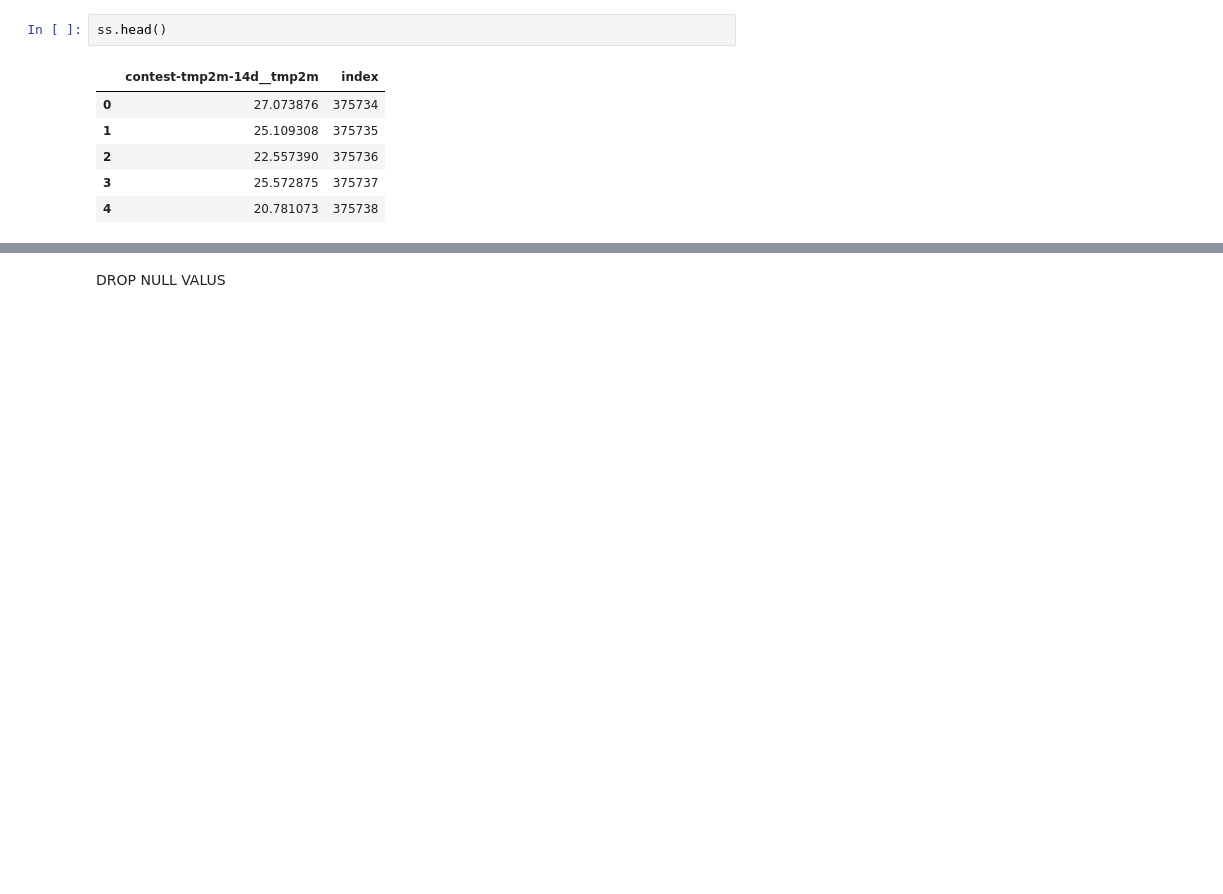
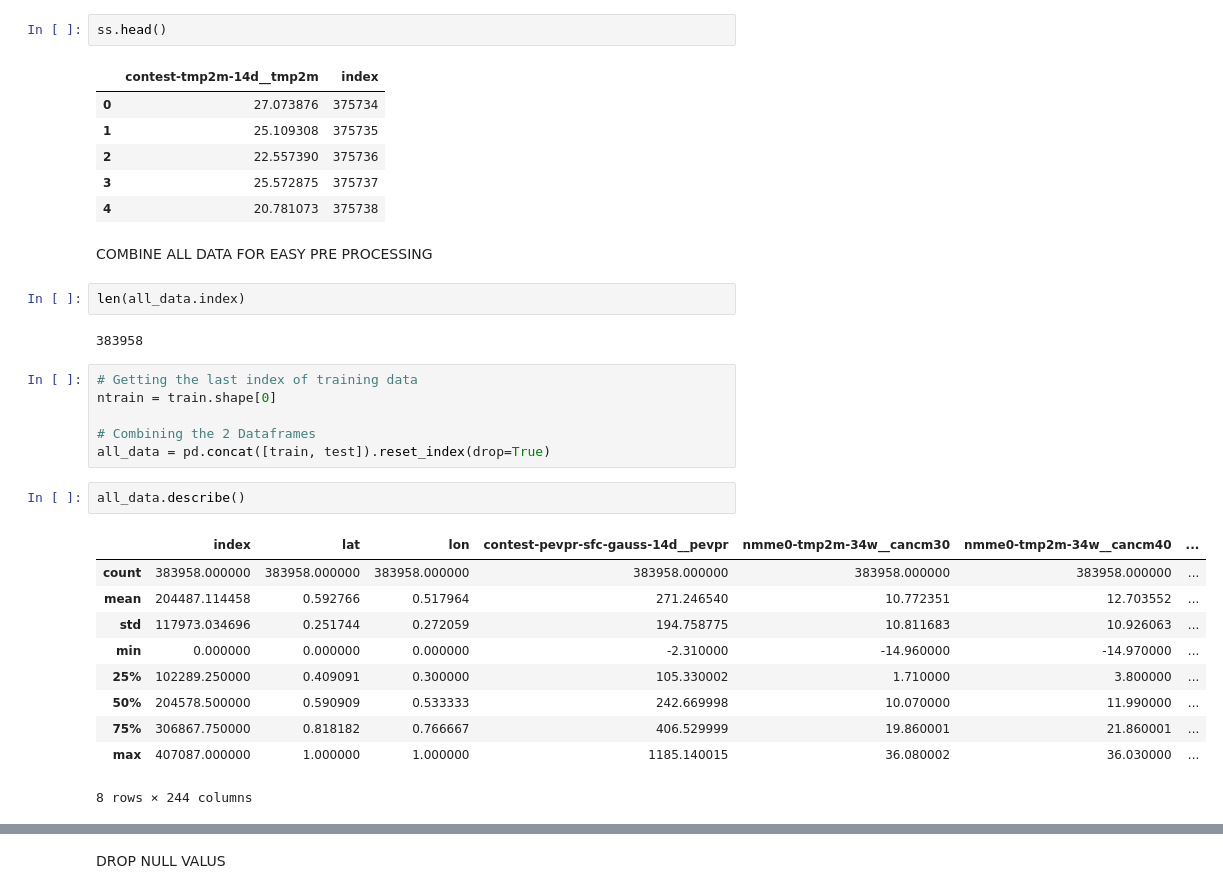
Before and after one commit to kigenchesire/hackaton2023, a Jupyter notebook: widshackaton.ipynb, the cells around one changed output, grey strips where cells are left out. Drawn from its saved outputs; the diff is of its cells as text; blank space fills up the shorter version.

```diff
--- a/widshackaton.ipynb
+++ b/widshackaton.ipynb
@@ -64,5 +64,30 @@ ss.head()
 | 2 | 22.557390 | 375736 |
 | 3 | 25.572875 | 375737 |
 | 4 | 20.781073 | 375738 |
+# %% [markdown]
+COMBINE ALL DATA FOR EASY PRE PROCESSING
+# %%
+len(all_data.index)
+# %% [output]
+383958
+# %%
+# Getting the last index of training data
+ntrain = train.shape[0]
+
+# Combining the 2 Dataframes
+all_data = pd.concat([train, test]).reset_index(drop=True)
+# %%
+all_data.describe()
+# %% [output]
+|  | index | lat | lon | contest-pevpr-sfc-gauss-14d__pevpr | nmme0-tmp2m-34w__cancm30 | nmme0-tmp2m-34w__cancm40 | ... |
+| count | 383958.000000 | 383958.000000 | 383958.000000 | 383958.000000 | 383958.000000 | 383958.000000 | ... |
+| mean | 204487.114458 | 0.592766 | 0.517964 | 271.246540 | 10.772351 | 12.703552 | ... |
+| std | 117973.034696 | 0.251744 | 0.272059 | 194.758775 | 10.811683 | 10.926063 | ... |
+| min | 0.000000 | 0.000000 | 0.000000 | -2.310000 | -14.960000 | -14.970000 | ... |
+| 25% | 102289.250000 | 0.409091 | 0.300000 | 105.330002 | 1.710000 | 3.800000 | ... |
+| 50% | 204578.500000 | 0.590909 | 0.533333 | 242.669998 | 10.070000 | 11.990000 | ... |
+| 75% | 306867.750000 | 0.818182 | 0.766667 | 406.529999 | 19.860001 | 21.860001 | ... |
+| max | 407087.000000 | 1.000000 | 1.000000 | 1185.140015 | 36.080002 | 36.030000 | ... |
+8 rows × 244 columns
 # %%
 pd.set_option('display.max_columns', None) #to display all the columns
```
Also changed, not shown: parts of 22 cells of this notebook.
